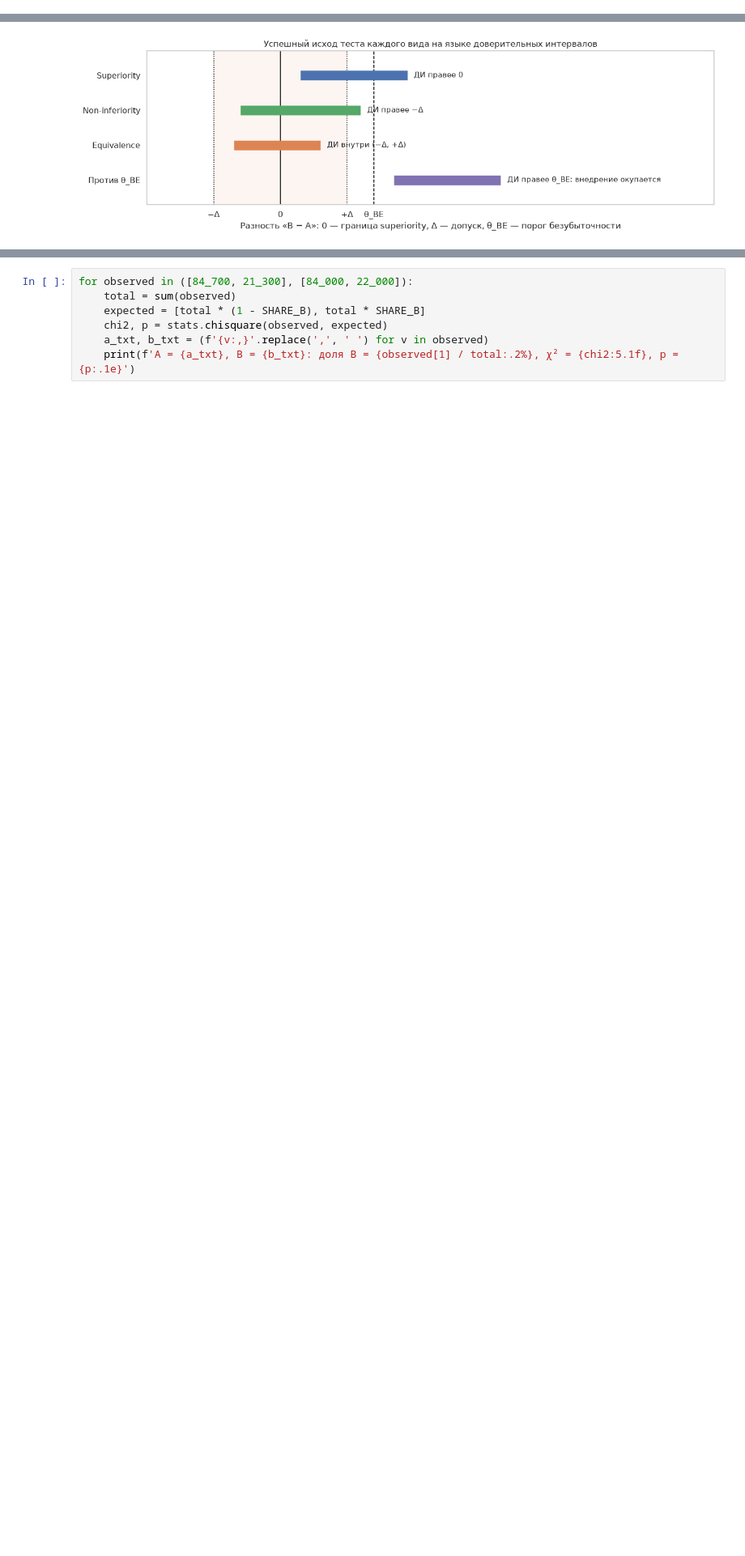
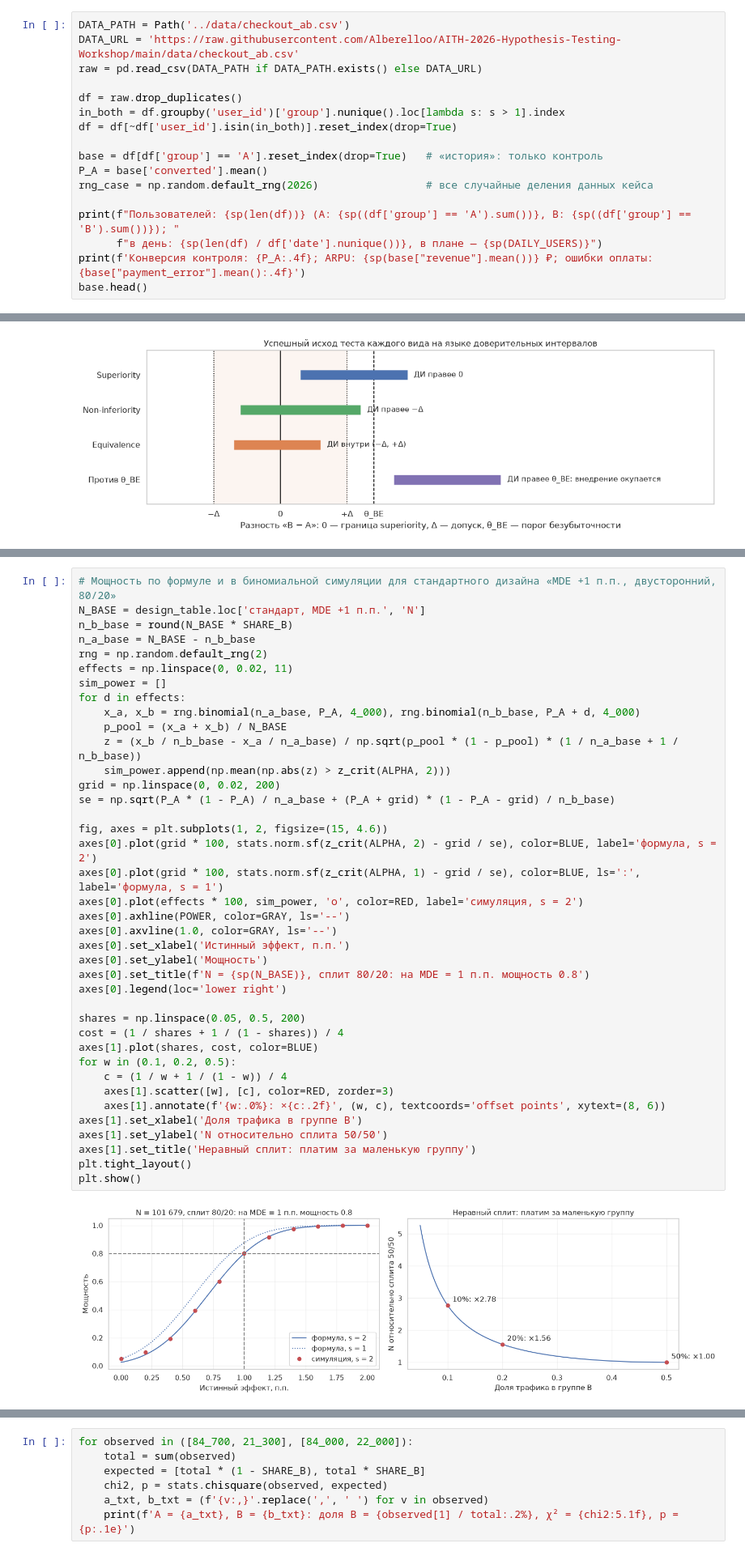
Before and after one commit to Alberelloo/AITH-2026-Hypothesis-Testing-Workshop, a Jupyter notebook: 02. План теста/lesson.ipynb, the cells around one changed output, grey strips where cells are left out. Shown at 81% size. Cells and saved outputs as stored; diff of their text form; blank space fills up the shorter version.

```diff
--- a/02. План теста/theory.ipynb
+++ b/02. План теста/lesson.ipynb
@@ -196,0 +131,17 @@ $\mu$ — истинная разность «B − A» (для метрик «
+# %%
+DATA_PATH = Path('../data/checkout_ab.csv')
+DATA_URL = 'https://raw.githubusercontent.com/Alberelloo/AITH-2026-Hypothesis-Testing-Workshop/main/data/checkout_ab.csv'
+raw = pd.read_csv(DATA_PATH if DATA_PATH.exists() else DATA_URL)
+
+df = raw.drop_duplicates()
+in_both = df.groupby('user_id')['group'].nunique().loc[lambda s: s > 1].index
+df = df[~df['user_id'].isin(in_both)].reset_index(drop=True)
+
+base = df[df['group'] == 'A'].reset_index(drop=True)   # «история»: только контроль
+P_A = base['converted'].mean()
+rng_case = np.random.default_rng(2026)                 # все случайные деления данных кейса
+
+print(f"Пользователей: {sp(len(df))} (A: {sp((df['group'] == 'A').sum())}, B: {sp((df['group'] == 'B').sum())}); "
+      f"в день: {sp(len(df) / df['date'].nunique())}, в плане — {sp(DAILY_USERS)}")
+print(f'Конверсия контроля: {P_A:.4f}; ARPU: {sp(base["revenue"].mean())} ₽; ошибки оплаты: {base["payment_error"].mean():.4f}')
+base.head()
@@ -222,0 +348,41 @@ plt.show()
+# %%
+# Мощность по формуле и в биномиальной симуляции для стандартного дизайна «MDE +1 п.п., двусторонний, 80/20»
+N_BASE = design_table.loc['стандарт, MDE +1 п.п.', 'N']
+n_b_base = round(N_BASE * SHARE_B)
+n_a_base = N_BASE - n_b_base
+rng = np.random.default_rng(2)
+effects = np.linspace(0, 0.02, 11)
+sim_power = []
+for d in effects:
+    x_a, x_b = rng.binomial(n_a_base, P_A, 4_000), rng.binomial(n_b_base, P_A + d, 4_000)
+    p_pool = (x_a + x_b) / N_BASE
+    z = (x_b / n_b_base - x_a / n_a_base) / np.sqrt(p_pool * (1 - p_pool) * (1 / n_a_base + 1 / n_b_base))
+    sim_power.append(np.mean(np.abs(z) > z_crit(ALPHA, 2)))
+grid = np.linspace(0, 0.02, 200)
+se = np.sqrt(P_A * (1 - P_A) / n_a_base + (P_A + grid) * (1 - P_A - grid) / n_b_base)
+
+fig, axes = plt.subplots(1, 2, figsize=(15, 4.6))
+axes[0].plot(grid * 100, stats.norm.sf(z_crit(ALPHA, 2) - grid / se), color=BLUE, label='формула, s = 2')
+axes[0].plot(grid * 100, stats.norm.sf(z_crit(ALPHA, 1) - grid / se), color=BLUE, ls=':', label='формула, s = 1')
+axes[0].plot(effects * 100, sim_power, 'o', color=RED, label='симуляция, s = 2')
+axes[0].axhline(POWER, color=GRAY, ls='--')
+axes[0].axvline(1.0, color=GRAY, ls='--')
+axes[0].set_xlabel('Истинный эффект, п.п.')
+axes[0].set_ylabel('Мощность')
+axes[0].set_title(f'N = {sp(N_BASE)}, сплит 80/20: на MDE = 1 п.п. мощность 0.8')
+axes[0].legend(loc='lower right')
+
+shares = np.linspace(0.05, 0.5, 200)
+cost = (1 / shares + 1 / (1 - shares)) / 4
+axes[1].plot(shares, cost, color=BLUE)
+for w in (0.1, 0.2, 0.5):
+    c = (1 / w + 1 / (1 - w)) / 4
+    axes[1].scatter([w], [c], color=RED, zorder=3)
+    axes[1].annotate(f'{w:.0%}: ×{c:.2f}', (w, c), textcoords='offset points', xytext=(8, 6))
+axes[1].set_xlabel('Доля трафика в группе B')
+axes[1].set_ylabel('N относительно сплита 50/50')
+axes[1].set_title('Неравный сплит: платим за маленькую группу')
+plt.tight_layout()
+plt.show()
+# %% [output]
+[figure, added]
```
Also changed, not shown: parts of 82 cells of this notebook, 28 other files.
